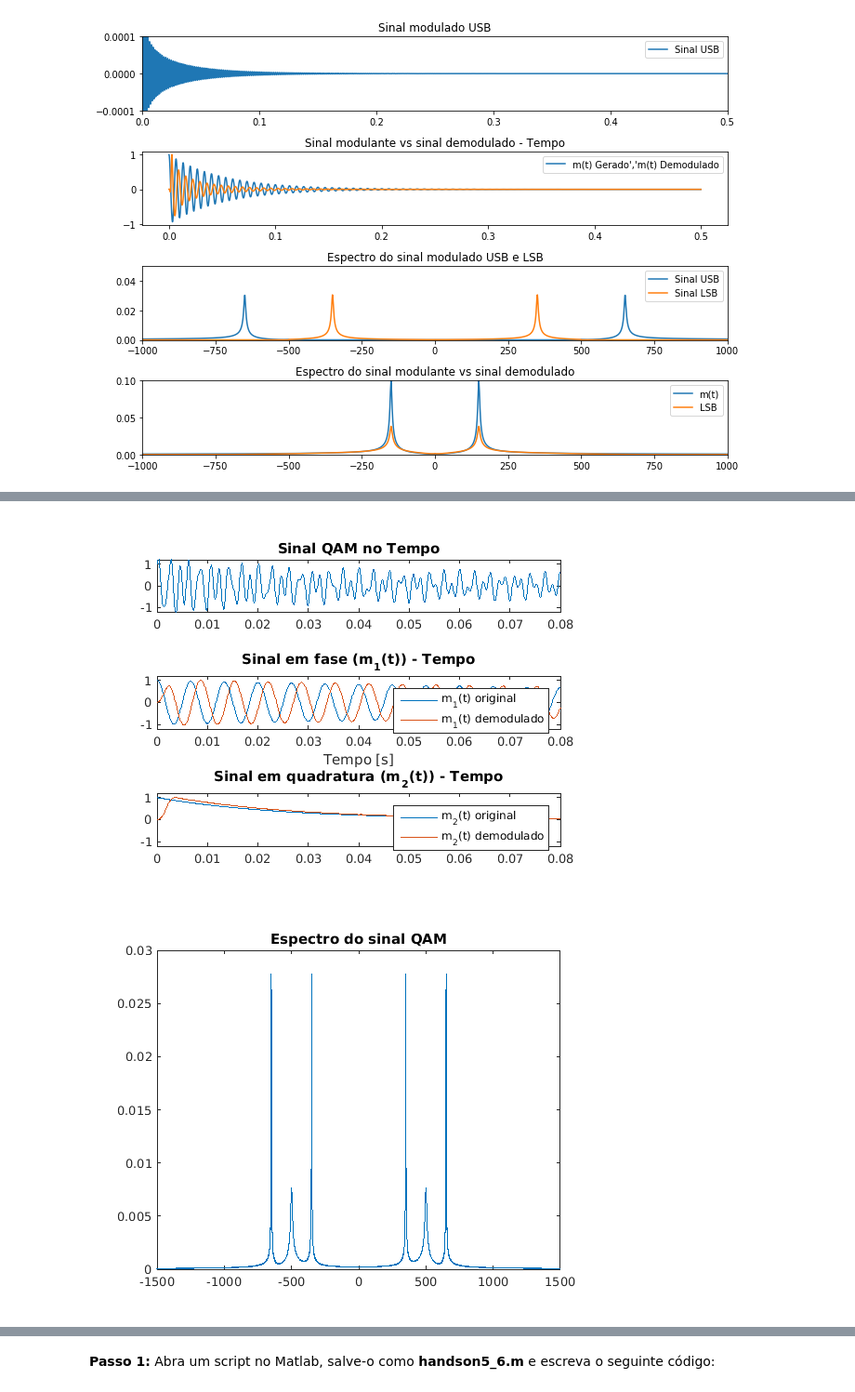
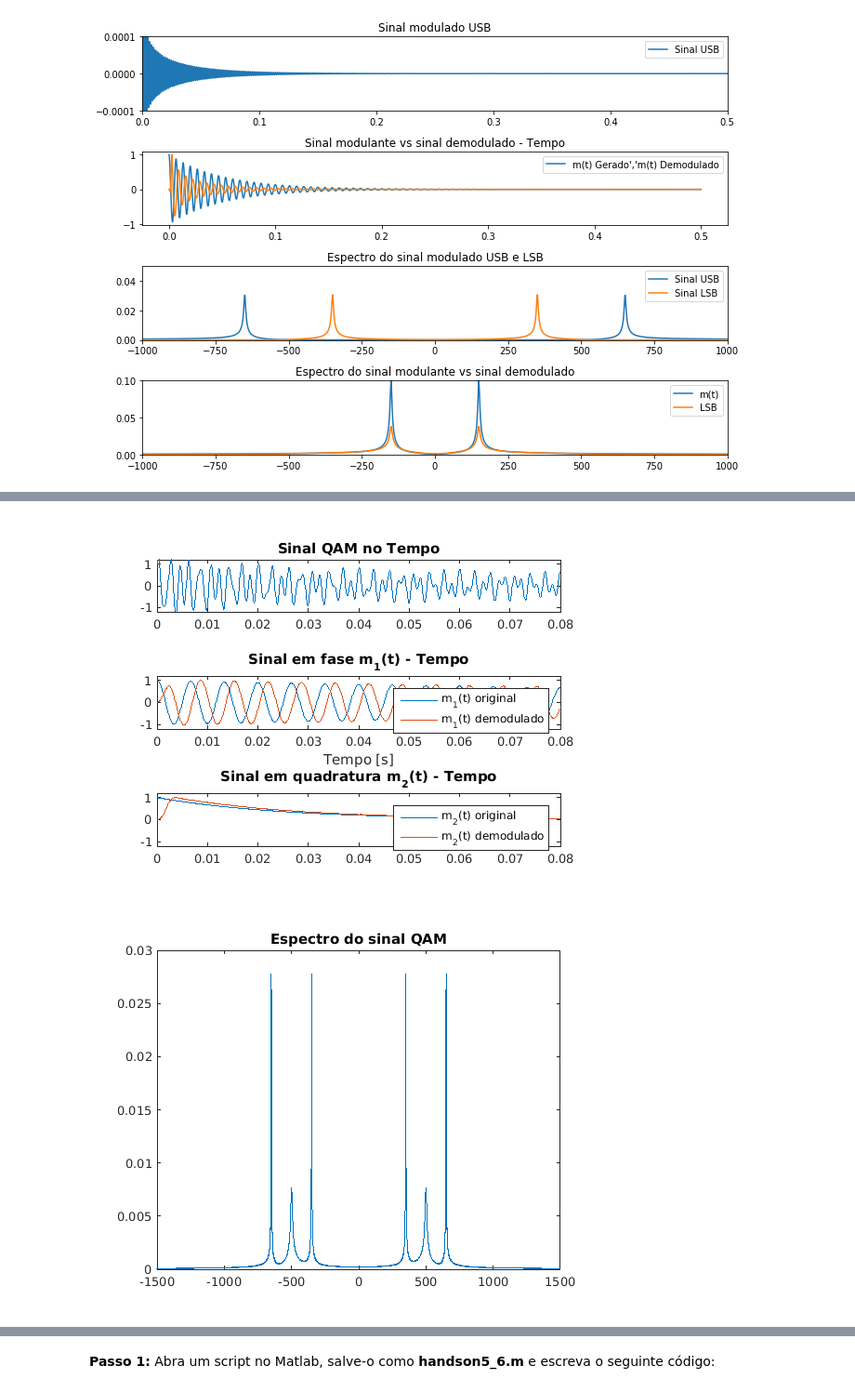
Before and after one commit to josemcast/DCO2004_LabPSC, a Jupyter notebook: h05.ipynb, the cells around one changed output, grey strips where cells are left out. Shown at 93% size. Drawn from its saved outputs; the diff is of its cells as text; code cells hidden in the pictures.

```diff
--- a/h05.ipynb
+++ b/h05.ipynb
@@ -1099,36 +1091,36 @@ plot(freqm,abs(M2))
 hold all;
 plot(freqm,abs(M2_rec))
 title('m_2(t) demodulado')
 legend('Original','Demodulado');
 axis([-1500 1500 0 0.03 ])
 % Espectro QAM
 figure();
 plot(freqm,abs(X_QAM))
 title('Espectro do sinal QAM')
 axis([-1500 1500 0 0.03 ])
 
 %% Gráficos dos sinais no tempo
 figure();
 % Sinal QAM
 subplot(3,1,1)
 plot (t,x_qam)
 title('Sinal QAM no Tempo')
 axis([0 0.08 -1.2 1.2 ])
 % Sinal m1(t) demodulado
 subplot(3,1,2);
 plot (t,m1_t,t,m1_rec);
-title('Sinal em fase (m_1(t)) - Tempo');
+title('Sinal em fase m_1(t) - Tempo');
 xlabel('Tempo [s]')
 legend('m_1(t) original','m_1(t) demodulado');
 axis([0 0.08 -1.2 1.2 ])
 % Sinal m2(t) demodulado
 subplot(3,1,3)
 plot (t,m2_t,t,m2_rec)
-title('Sinal em quadratura (m_2(t)) - Tempo')
+title('Sinal em quadratura m_2(t) - Tempo')
 legend('m_2(t) original','m_2(t) demodulado');
 axis([0 0.08 -1.2 1.2 ])
 # %% [output]
-[figure, old version]
+[figure, new version]
 [figure]
 [figure]
 # %% [markdown]
```
Also changed, not shown: parts of 33 cells of this notebook, 1 other file.
